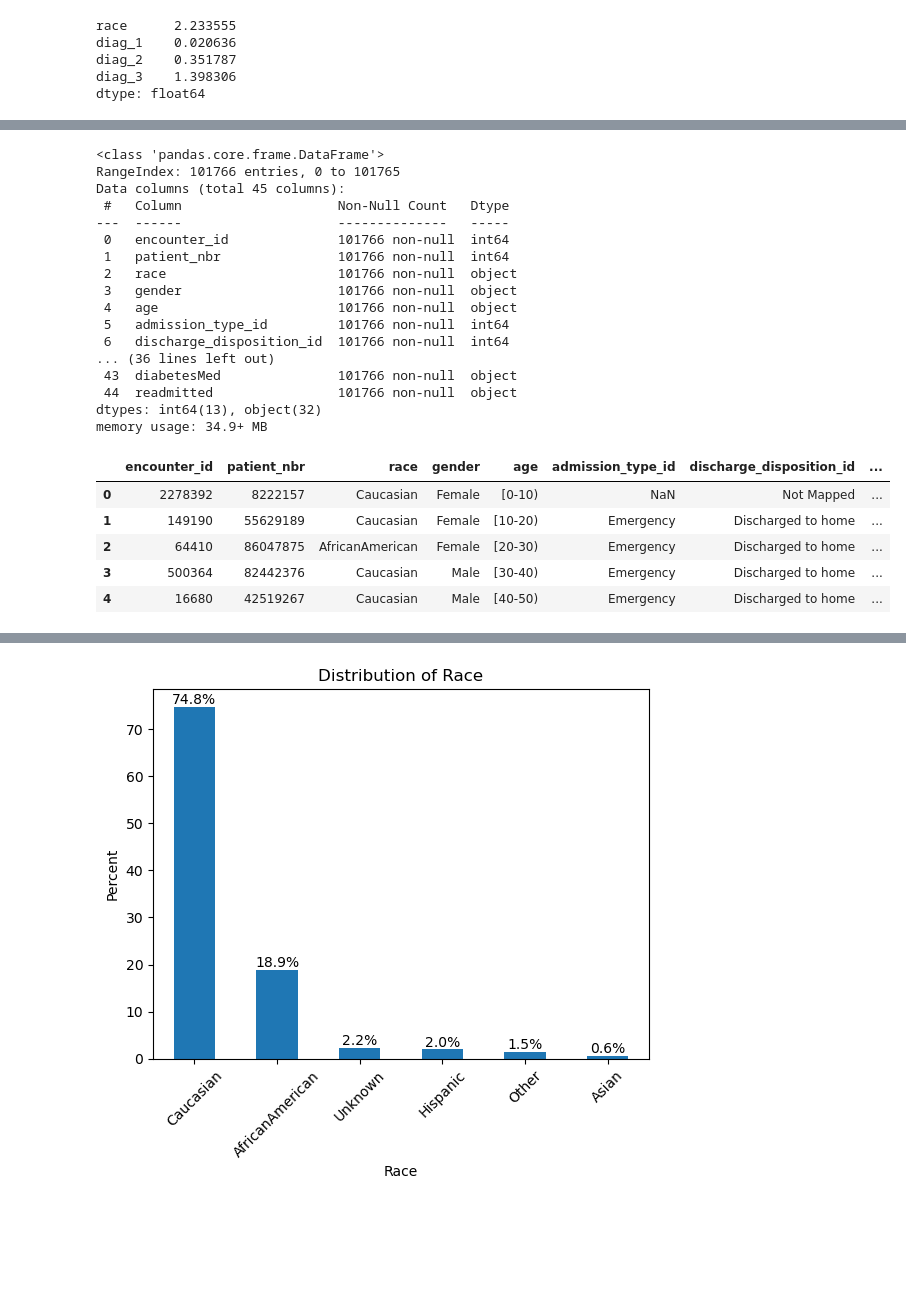
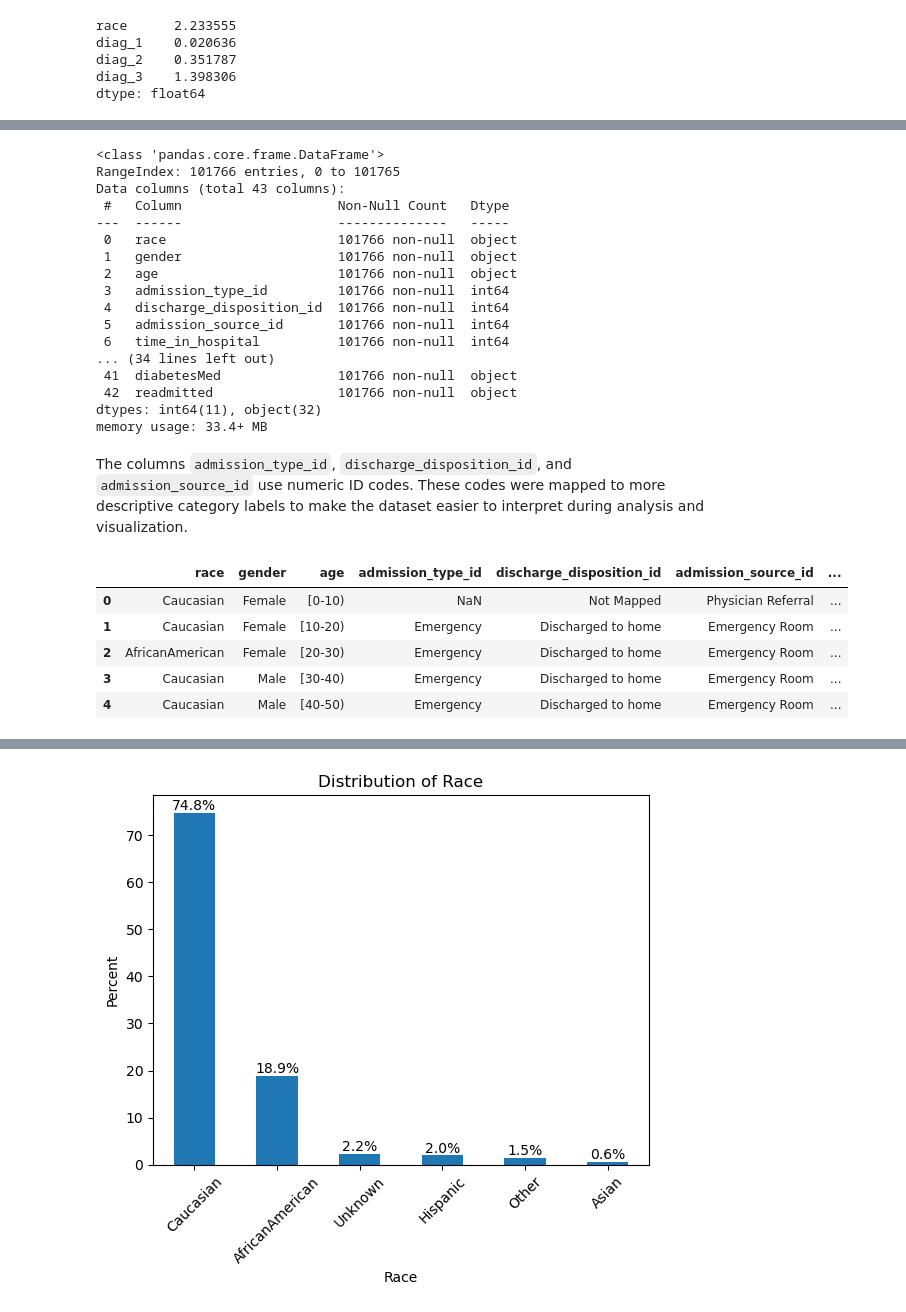
Before and after one commit to RayofData/30-Day-Hospital-Readmission-Analysis, a Jupyter notebook: EDA.ipynb, the cells around one changed output, grey strips where cells are left out. Drawn from its saved outputs; the diff is of its cells as text; code cells hidden in the pictures; blank space fills up the shorter version.

```diff
--- a/EDA.ipynb
+++ b/EDA.ipynb
@@ -19,6 +23,6 @@ Dataset citation: Clore, J., Cios, K., DeShazo, J., & Strack, B. (2014). Diabete
 # %%
-diabetic_df = pd.read_csv(
-    "..\data\diabetic_data.csv",
+dirty_df = pd.read_csv(
+    "../data/diabetic_data.csv",
     na_values="?",
     low_memory=False
 )
@@ -55,9 +75,21 @@ diabetic_df.head()
 # %%
-na_perc = diabetic_df.isna().mean() * 100
+na_perc = dirty_df.isna().mean() * 100
 
-remove_col = na_perc[na_perc > 35].index
+remove_col = na_perc[na_perc > 35].index.tolist() + ["encounter_id", "patient_nbr"]
 
-diabetic_df = diabetic_df.drop(columns=remove_col).copy()
+dropped_col_table = (
+    na_perc.reindex(remove_col)
+    .fillna(0)
+    .round(2)
+    .reset_index()
+)
 
-remove_col
+dropped_col_table.columns = ["column", "percent_missing"]
+
+diabetic_df = dirty_df.drop(
+    columns=remove_col,
+    errors="ignore"
+).copy()
+
+dropped_col_table
 # %% [output]
@@ -83,46 +126,50 @@ diabetic_df.info()
 # %% [output]
 <class 'pandas.core.frame.DataFrame'>
 RangeIndex: 101766 entries, 0 to 101765
-Data columns (total 45 columns):
+Data columns (total 43 columns):
  #   Column                    Non-Null Count   Dtype
 ---  ------                    --------------   -----
- 0   encounter_id              101766 non-null  int64
- 1   patient_nbr               101766 non-null  int64
- 2   race                      101766 non-null  object
- 3   gender                    101766 non-null  object
- 4   age                       101766 non-null  object
- 5   admission_type_id         101766 non-null  int64
- 6   discharge_disposition_id  101766 non-null  int64
-... (36 lines left out)
- 43  diabetesMed               101766 non-null  object
- 44  readmitted                101766 non-null  object
-dtypes: int64(13), object(32)
-memory usage: 34.9+ MB
+ 0   race                      101766 non-null  object
+ 1   gender                    101766 non-null  object
+ 2   age                       101766 non-null  object
+ 3   admission_type_id         101766 non-null  int64
+ 4   discharge_disposition_id  101766 non-null  int64
+ 5   admission_source_id       101766 non-null  int64
+ 6   time_in_hospital          101766 non-null  int64
+... (34 lines left out)
+ 41  diabetesMed               101766 non-null  object
+ 42  readmitted                101766 non-null  object
+dtypes: int64(11), object(32)
+memory usage: 33.4+ MB
+# %% [markdown]
+The columns `admission_type_id`, `discharge_disposition_id`, and `admission_source_id` use numeric ID codes. These codes were mapped to more descriptive category labels to make the dataset easier to interpret during analysis and visualization.
 # %%
+clean_df = diabetic_df.copy()
+
 id_cols = [
     "admission_type_id",
     "discharge_disposition_id",
     "admission_source_id"
 ]
 
-mapping_file = "..\data\IDS_mapping.xlsx"
+mapping_file = "../data/IDS_mapping.xlsx"
 
 for col in id_cols:
     mapping_df = pd.read_excel(mapping_file, sheet_name=col)
 
     # Make both sides the same type
     mapping_df[col] = mapping_df[col].astype(str).str.strip()
-    diabetic_df[col] = diabetic_df[col].astype(str).str.strip()
+    clean_df[col] = clean_df[col].astype(str).str.strip()
 
     mapper = dict(zip(mapping_df[col], mapping_df["description"]))
 
-    diabetic_df[col] = diabetic_df[col].map(mapper)
+    clean_df[col] = clean_df[col].map(mapper)
 # %%
-diabetic_df.head()
+clean_df.head()
 # %% [output]
-|  | encounter_id | patient_nbr | race | gender | age | admission_type_id | discharge_disposition_id | ... |
-| 0 | 2278392 | 8222157 | Caucasian | Female | [0-10) | NaN | Not Mapped | ... |
-| 1 | 149190 | 55629189 | Caucasian | Female | [10-20) | Emergency | Discharged to home | ... |
-| 2 | 64410 | 86047875 | AfricanAmerican | Female | [20-30) | Emergency | Discharged to home | ... |
-| 3 | 500364 | 82442376 | Caucasian | Male | [30-40) | Emergency | Discharged to home | ... |
-| 4 | 16680 | 42519267 | Caucasian | Male | [40-50) | Emergency | Discharged to home | ... |
+|  | race | gender | age | admission_type_id | discharge_disposition_id | admission_source_id | ... |
+| 0 | Caucasian | Female | [0-10) | NaN | Not Mapped | Physician Referral | ... |
+| 1 | Caucasian | Female | [10-20) | Emergency | Discharged to home | Emergency Room | ... |
+| 2 | AfricanAmerican | Female | [20-30) | Emergency | Discharged to home | Emergency Room | ... |
+| 3 | Caucasian | Male | [30-40) | Emergency | Discharged to home | Emergency Room | ... |
+| 4 | Caucasian | Male | [40-50) | Emergency | Discharged to home | Emergency Room | ... |
```
Also changed, not shown: parts of 29 cells of this notebook.
